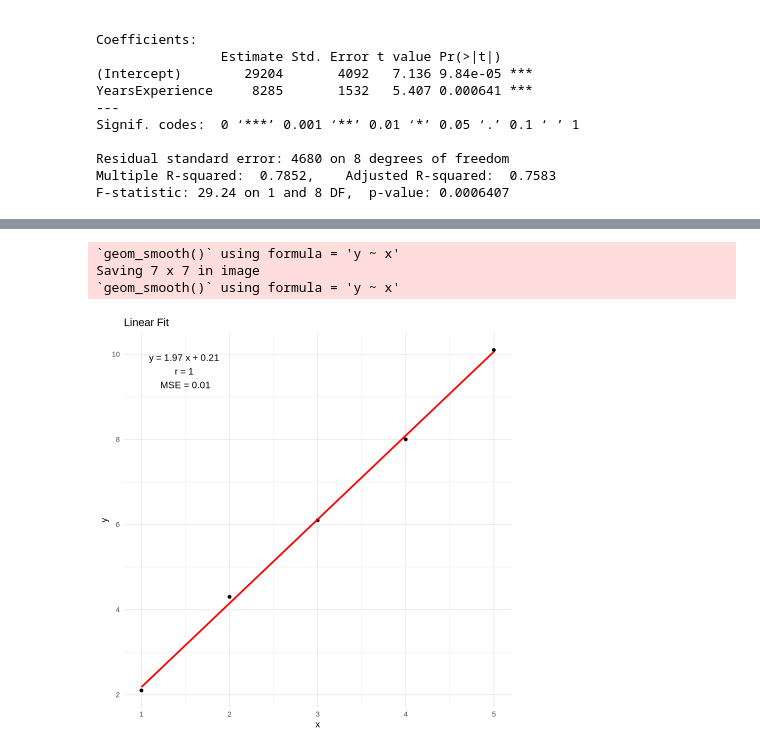
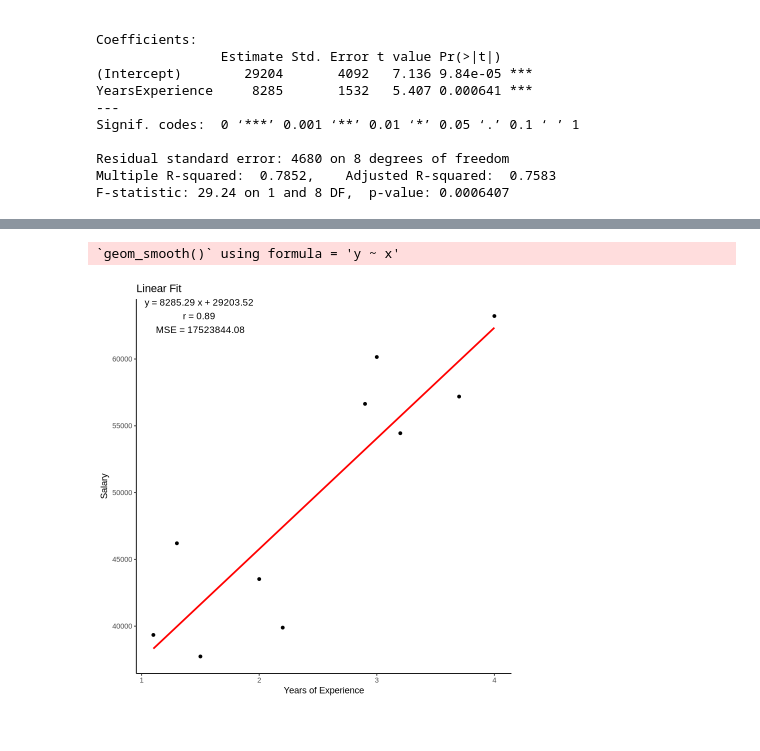
Before and after one commit to jeffbarbee/assignment2, a Jupyter notebook: RegressionR.ipynb, the cells around one changed output, grey strips where cells are left out. Cells and saved outputs as stored; diff of their text form; code cells hidden in the pictures.

```diff
--- a/RegressionR.ipynb
+++ b/RegressionR.ipynb
@@ -44,35 +64,30 @@ F-statistic: 29.24 on 1 and 8 DF,  p-value: 0.0006407
 # %%
 library(ggplot2)
+#library(ggthemes)
 
-# Data
-df <- data.frame(
-  x = c(1, 2, 3, 4, 5),
-  y = c(2.1, 4.3, 6.1, 8.0, 10.1)
-)
+
 
 # Fit model
-model <- lm(y ~ x, data = df)
+#model <- lm(y ~ x, data = df)
 slope <- coef(model)[2]
 intercept <- coef(model)[1]
-r <- cor(df$x, df$y)
+r <- cor(dataset$YearsExperience, dataset$Salary)
 pred <- predict(model)
-mse <- mean((df$y - pred)^2)
+mse <- mean((dataset$Salary - pred)^2)
 
 # Plot
-ggplot(df, aes(x = x, y = y)) +
+ggplot(dataset, aes(YearsExperience, Salary)) +
   geom_point() +
   geom_smooth(method = "lm", se = FALSE, color = "red") +
-  annotate("text", x = 1.5, y = max(df$y) - 0.5,
+  annotate("text", x = 1.5, y = max(dataset$Salary) - 0.5,
            label = paste("y =", round(slope, 2), "x +", round(intercept, 2),
                          "\nr =", round(r, 2), "\nMSE =", round(mse, 2)),
            size = 4) +
   labs(title = "Linear Fit",
-       x = "x", y = "y") +
-  theme_minimal()
+       x = "Years of Experience", y = "Salary") +
+  theme_classic()
 
-ggsave("regression_plot_r.png")
+#ggsave("regression_plot_r.png")
 # %% [output]
 `geom_smooth()` using formula = 'y ~ x'
-Saving 7 x 7 in image
-`geom_smooth()` using formula = 'y ~ x'
-[figure, old version]
+[figure, new version]
```
Also changed, not shown: parts of 3 cells of this notebook, 5 other files.
